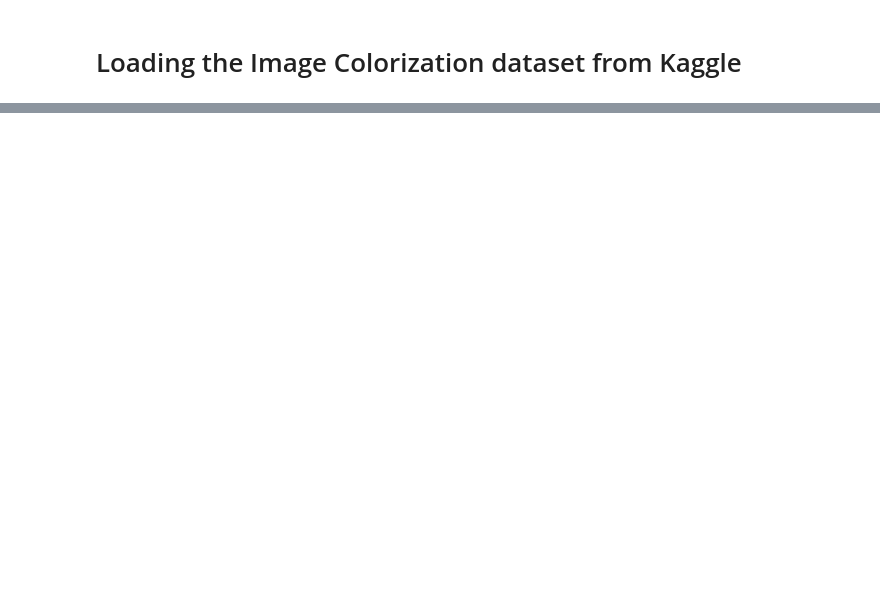
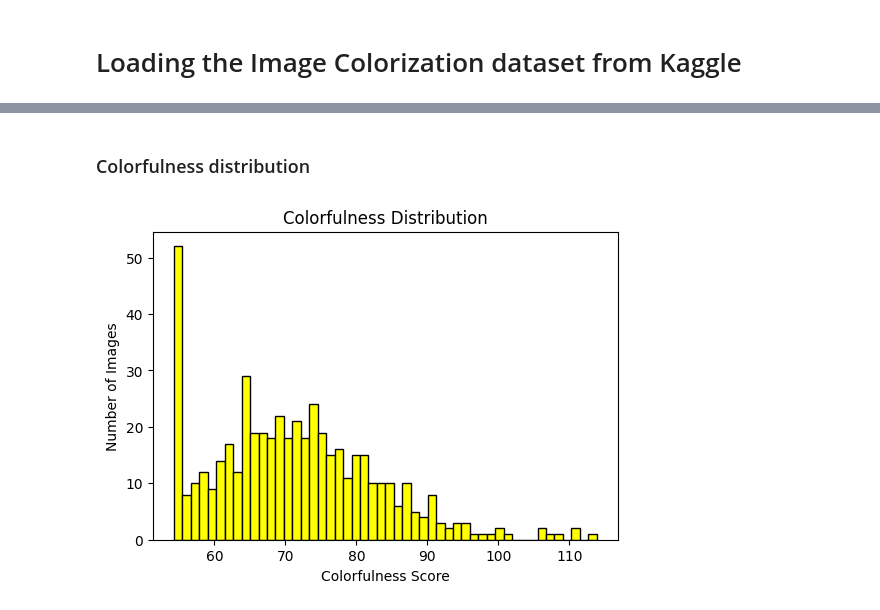
Before and after one commit to aandrijana/ColorizeIMG, a Jupyter notebook: ColorizeIMG.ipynb, the cells around one changed output, grey strips where cells are left out. Drawn from its saved outputs; the diff is of its cells as text; code cells hidden in the pictures; blank space fills up the shorter version.

```diff
--- a/ColorizeIMG.ipynb
+++ b/ColorizeIMG.ipynb
@@ -57,0 +151,21 @@ os.listdir("image_colorization_data")
+# %% [markdown]
+### Colorfulness distribution
+# %%
+import numpy as np
+def compute_colorfulness(a, b):
+    """Computes a simple colorfulness metric based on AB channels."""
+    mean_a, mean_b = np.mean(a), np.mean(b)
+    std_a, std_b = np.std(a), np.std(b)
+    return np.sqrt(std_a**2 + std_b**2) + 0.3 * np.sqrt(mean_a**2 + mean_b**2)
+ab1 = np.load("image_colorization_data/ab/ab/ab1.npy")
+random_indices = np.random.choice(ab1.shape[0], 500, replace=False)
+colorfulness_scores = [compute_colorfulness(ab1[i, :, :, 0], ab1[i, :, :, 1]) for i in random_indices]
+# Plot colorfulness distribution
+plt.figure(figsize=(6, 4))
+plt.hist(colorfulness_scores, bins=50, color="yellow", edgecolor="black")
+plt.xlabel("Colorfulness Score")
+plt.ylabel("Number of Images")
+plt.title("Colorfulness Distribution")
+plt.show()
+# %% [output]
+[figure, added]
```
Also changed, not shown: parts of 18 cells of this notebook.
